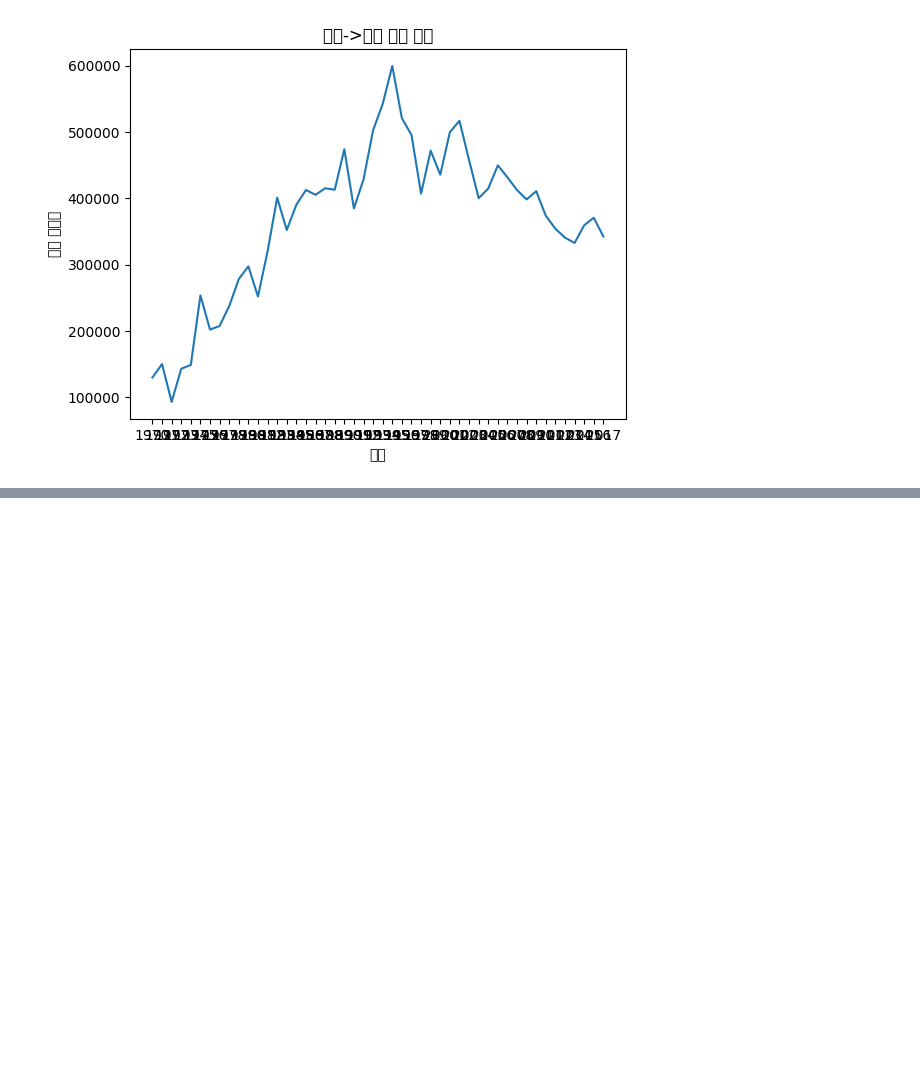
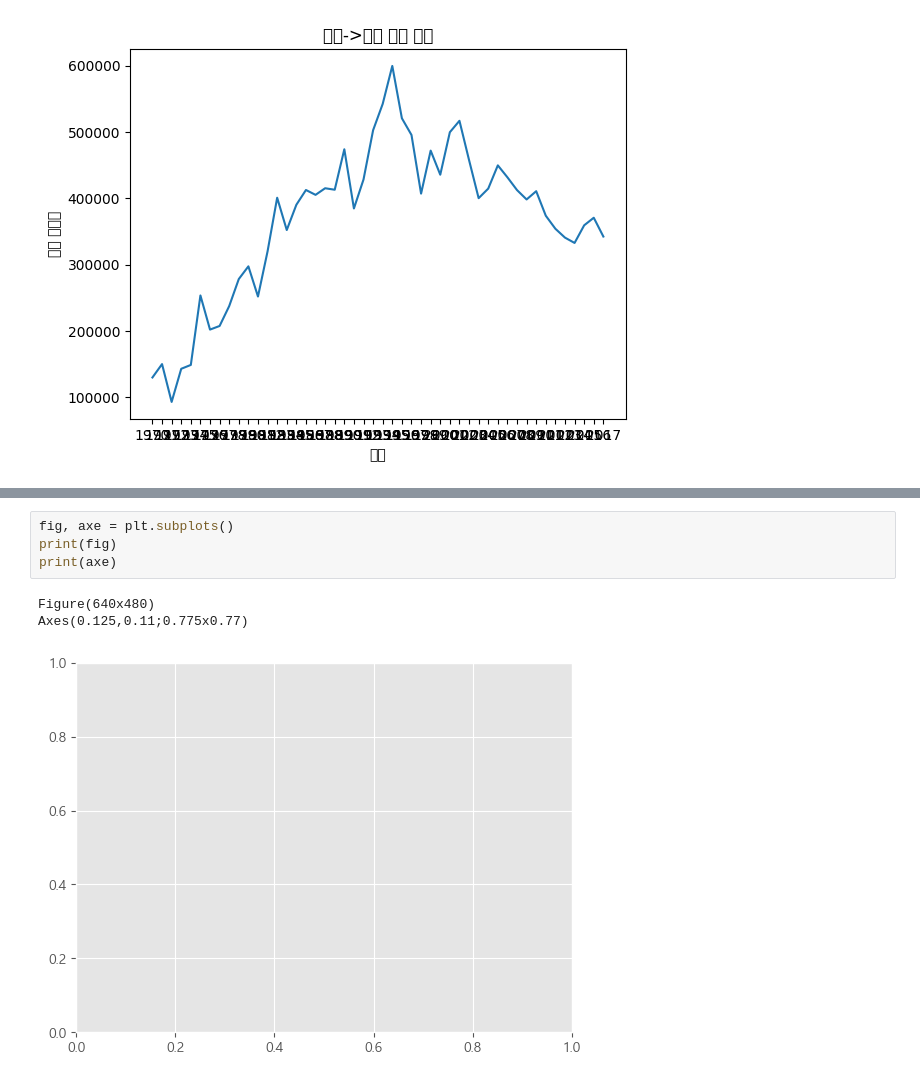
Before and after one commit to zailinliu/Pandas_study, a Jupyter notebook: part4-1.ipynb, the cells around one changed output, grey strips where cells are left out. Cells and saved outputs as stored; diff of their text form; blank space fills up the shorter version.

```diff
--- a/part4-1.ipynb
+++ b/part4-1.ipynb
@@ -213,0 +273,8 @@ plt.plot( sr_data )
+# %%
+fig, axe = plt.subplots()
+print(fig)
+print(axe)
+# %% [output]
+Figure(640x480)
+Axes(0.125,0.11;0.775x0.77)
+[figure, added]
```
Also changed, not shown: parts of 13 cells of this notebook, 6 other files.
